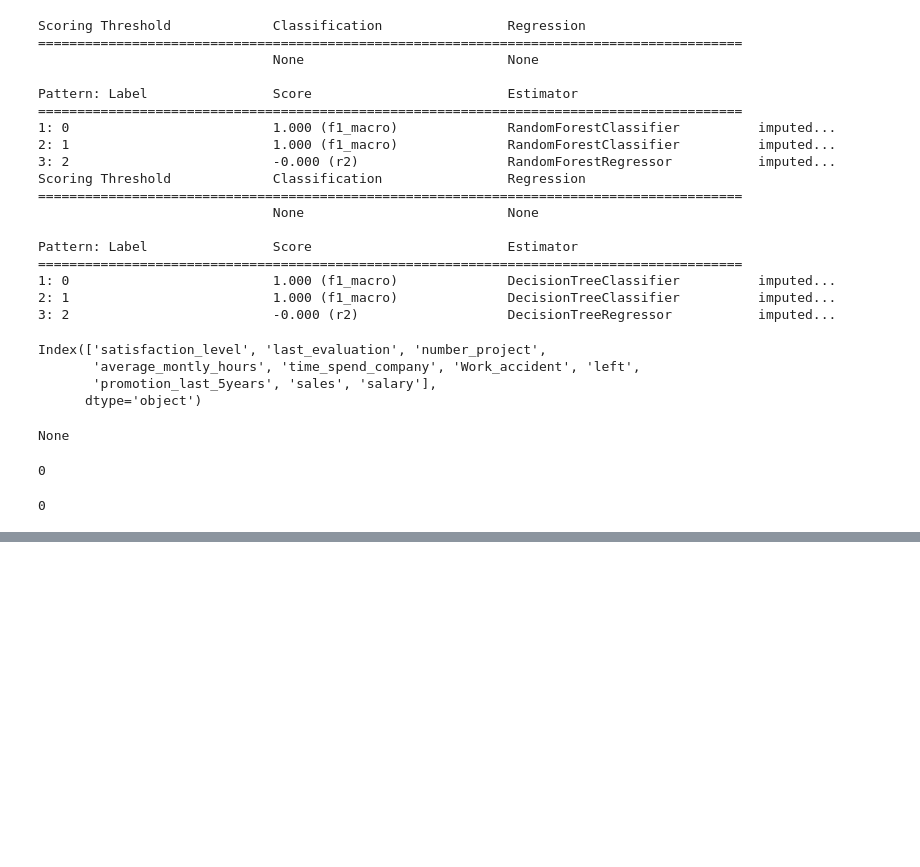
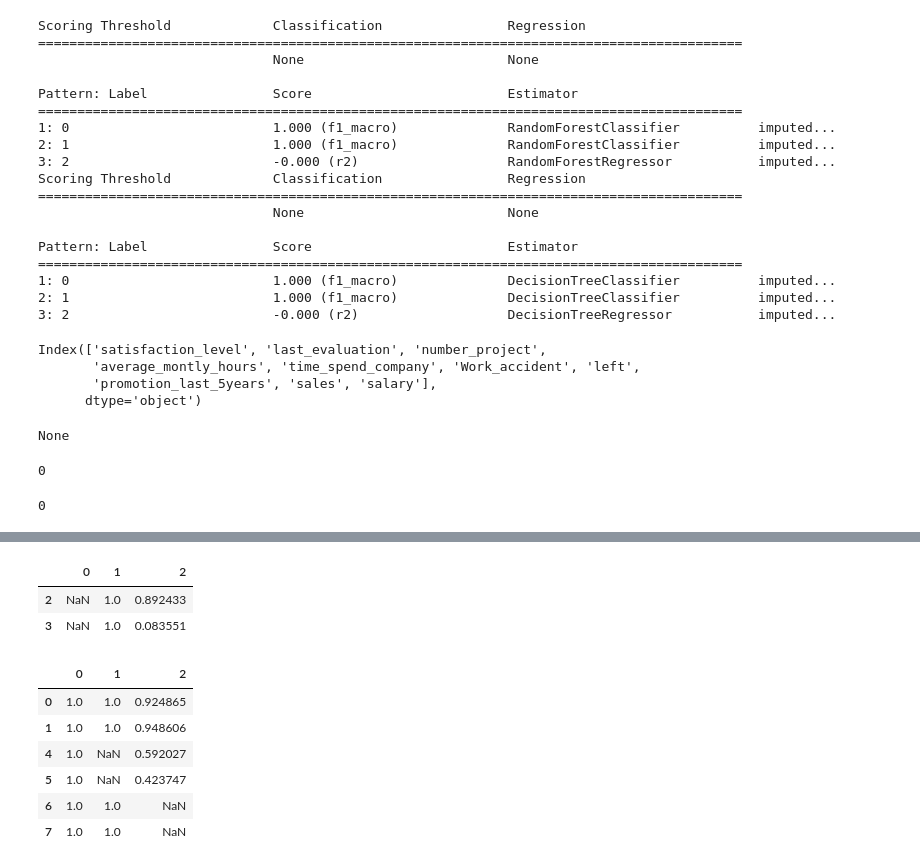
Before and after one commit to andirs/impyte, a Jupyter notebook: sandbox.ipynb, the cells around one changed output, grey strips where cells are left out. Drawn from its saved outputs; the diff is of its cells as text; code cells hidden in the pictures; blank space fills up the shorter version.

```diff
--- a/sandbox.ipynb
+++ b/sandbox.ipynb
@@ -1027,0 +1073,20 @@ imp2.pattern_log.complete_idx
+# %%
+# user can select a certain pattern by calling Impyte.get_pattern(index_no)
+# i.e. to get pattern 1
+imp.get_pattern(1)
+# %% [output]
+|  | 0 | 1 | 2 |
+| 2 | NaN | 1.0 | 0.892433 |
+| 3 | NaN | 1.0 | 0.083551 |
+# %%
+# user can drop a certain pattern by calling Impyte.drop_pattern(index_no)
+# i.e. drop pattern 1
+imp.drop_pattern(1)
+# %% [output]
+|  | 0 | 1 | 2 |
+| 0 | 1.0 | 1.0 | 0.924865 |
+| 1 | 1.0 | 1.0 | 0.948606 |
+| 4 | 1.0 | NaN | 0.592027 |
+| 5 | 1.0 | NaN | 0.423747 |
+| 6 | 1.0 | 1.0 | NaN |
+| 7 | 1.0 | 1.0 | NaN |
```
Also changed, not shown: parts of 33 cells of this notebook, 1 other file.
